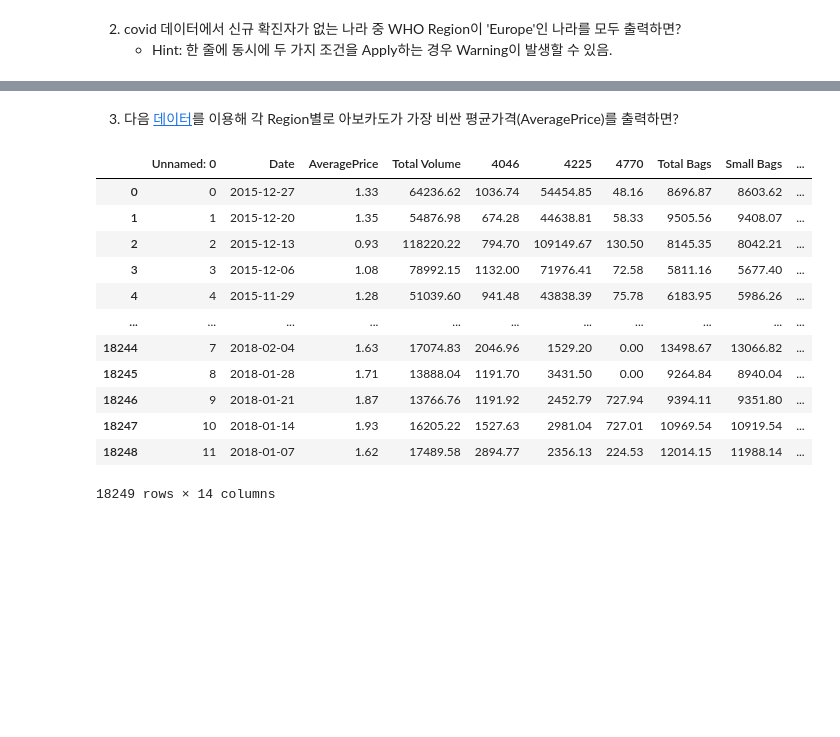
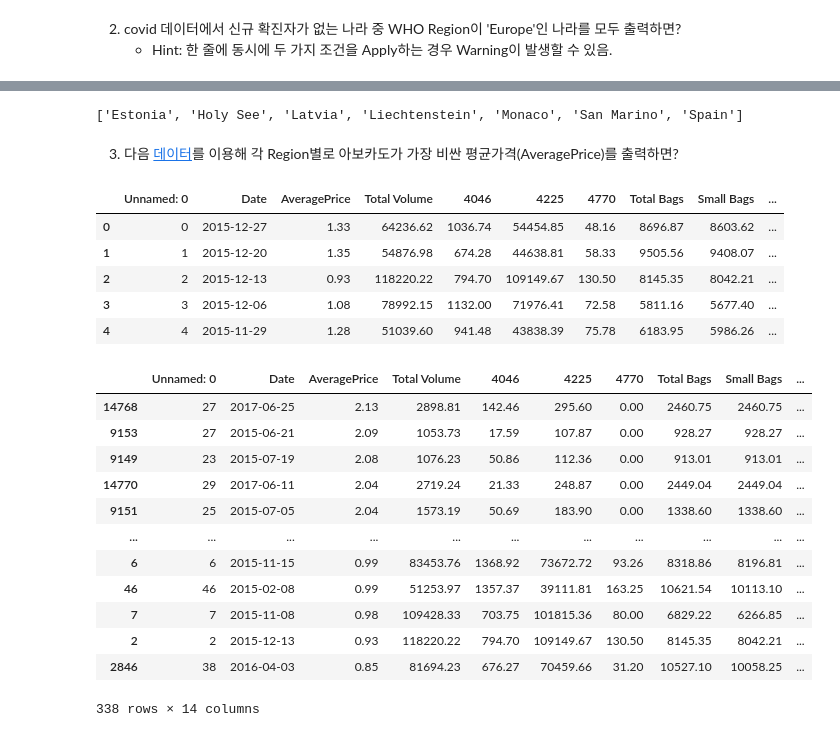
Before and after one commit to lymchgmk/Programmers-DevCourse-2nd-AI, a Jupyter notebook: Week 3/Day 3/4강_Pandas의 Dataframe.ipynb, the cells around one changed output, grey strips where cells are left out. Drawn from its saved outputs; the diff is of its cells as text; code cells hidden in the pictures; blank space fills up the shorter version.

```diff
--- a/Week 3/Day 3/4강_Pandas의 Dataframe.ipynb
+++ b/Week 3/Day 3/4강_Pandas의 Dataframe.ipynb
@@ -322,22 +319,41 @@ covid[(covid['New cases'] == 0) & (covid['WHO Region'] == 'Europe')]
+# %%
+tmp = covid[(covid['New cases'] == 0) & (covid['WHO Region'] == 'Europe')]["Country/Region"]
+
+# df1 = covid[covid["New cases"] == 0]
+# df2 = df1[df1["WHO Region"] == "Europe"]
+
+countries = [country for country in tmp.values]
+print(countries)
+# %% [output]
+['Estonia', 'Holy See', 'Latvia', 'Liechtenstein', 'Monaco', 'San Marino', 'Spain']
 # %% [markdown]
 3. 다음 [데이터](https://www.kaggle.com/neuromusic/avocado-prices)를 이용해 각 Region별로 아보카도가 가장 비싼 평균가격(AveragePrice)를 출력하면?
 # %%
 # 파일 읽기
 avocado_prices = pd.read_csv('./Avocado_Prices/avocado.csv')
 
-avocado_prices
+avocado_prices.head()
 # %% [output]
 |  | Unnamed: 0 | Date | AveragePrice | Total Volume | 4046 | 4225 | 4770 | Total Bags | Small Bags | ... |
 | 0 | 0 | 2015-12-27 | 1.33 | 64236.62 | 1036.74 | 54454.85 | 48.16 | 8696.87 | 8603.62 | ... |
 | 1 | 1 | 2015-12-20 | 1.35 | 54876.98 | 674.28 | 44638.81 | 58.33 | 9505.56 | 9408.07 | ... |
 | 2 | 2 | 2015-12-13 | 0.93 | 118220.22 | 794.70 | 109149.67 | 130.50 | 8145.35 | 8042.21 | ... |
 | 3 | 3 | 2015-12-06 | 1.08 | 78992.15 | 1132.00 | 71976.41 | 72.58 | 5811.16 | 5677.40 | ... |
 | 4 | 4 | 2015-11-29 | 1.28 | 51039.60 | 941.48 | 43838.39 | 75.78 | 6183.95 | 5986.26 | ... |
-| ... | ... | ... | ... | ... | ... | ... | ... | ... | ... | ... |
-| 18244 | 7 | 2018-02-04 | 1.63 | 17074.83 | 2046.96 | 1529.20 | 0.00 | 13498.67 | 13066.82 | ... |
-| 18245 | 8 | 2018-01-28 | 1.71 | 13888.04 | 1191.70 | 3431.50 | 0.00 | 9264.84 | 8940.04 | ... |
-| 18246 | 9 | 2018-01-21 | 1.87 | 13766.76 | 1191.92 | 2452.79 | 727.94 | 9394.11 | 9351.80 | ... |
-| 18247 | 10 | 2018-01-14 | 1.93 | 16205.22 | 1527.63 | 2981.04 | 727.01 | 10969.54 | 10919.54 | ... |
-| 18248 | 11 | 2018-01-07 | 1.62 | 17489.58 | 2894.77 | 2356.13 | 224.53 | 12014.15 | 11988.14 | ... |
-18249 rows × 14 columns
+# %%
+avocado_prices[avocado_prices["region"]=='Albany'].sort_values(by=["AveragePrice"], ascending=False)
+# %% [output]
+|  | Unnamed: 0 | Date | AveragePrice | Total Volume | 4046 | 4225 | 4770 | Total Bags | Small Bags | ... |
+| 14768 | 27 | 2017-06-25 | 2.13 | 2898.81 | 142.46 | 295.60 | 0.00 | 2460.75 | 2460.75 | ... |
+| 9153 | 27 | 2015-06-21 | 2.09 | 1053.73 | 17.59 | 107.87 | 0.00 | 928.27 | 928.27 | ... |
+| 9149 | 23 | 2015-07-19 | 2.08 | 1076.23 | 50.86 | 112.36 | 0.00 | 913.01 | 913.01 | ... |
+| 14770 | 29 | 2017-06-11 | 2.04 | 2719.24 | 21.33 | 248.87 | 0.00 | 2449.04 | 2449.04 | ... |
+| 9151 | 25 | 2015-07-05 | 2.04 | 1573.19 | 50.69 | 183.90 | 0.00 | 1338.60 | 1338.60 | ... |
+| ... | ... | ... | ... | ... | ... | ... | ... | ... | ... | ... |
+| 6 | 6 | 2015-11-15 | 0.99 | 83453.76 | 1368.92 | 73672.72 | 93.26 | 8318.86 | 8196.81 | ... |
+| 46 | 46 | 2015-02-08 | 0.99 | 51253.97 | 1357.37 | 39111.81 | 163.25 | 10621.54 | 10113.10 | ... |
+| 7 | 7 | 2015-11-08 | 0.98 | 109428.33 | 703.75 | 101815.36 | 80.00 | 6829.22 | 6266.85 | ... |
+| 2 | 2 | 2015-12-13 | 0.93 | 118220.22 | 794.70 | 109149.67 | 130.50 | 8145.35 | 8042.21 | ... |
+| 2846 | 38 | 2016-04-03 | 0.85 | 81694.23 | 676.27 | 70459.66 | 31.20 | 10527.10 | 10058.25 | ... |
+338 rows × 14 columns
 # %%
```
Also changed, not shown: parts of 6 cells of this notebook, 5 other files.
